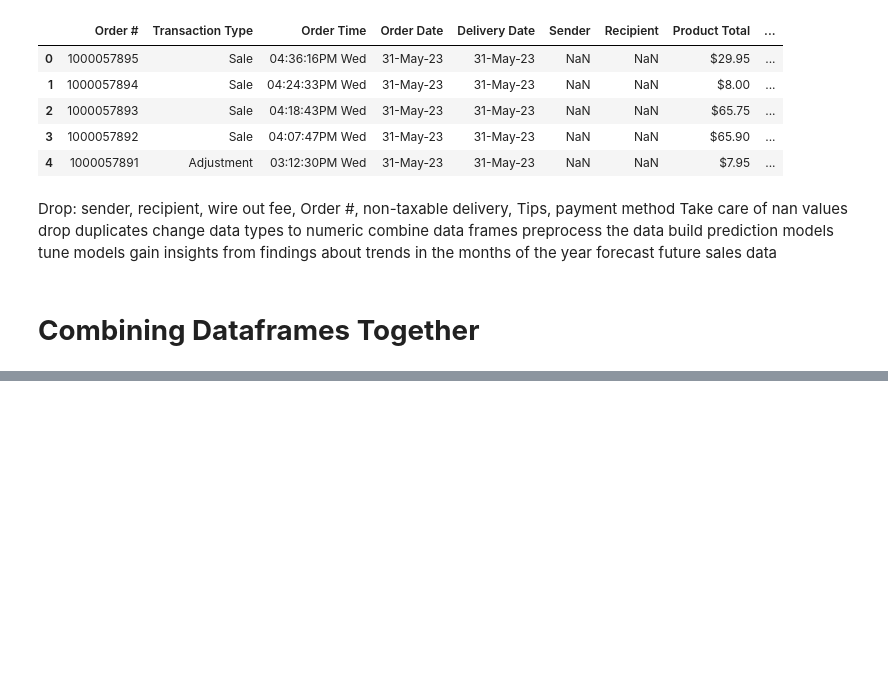
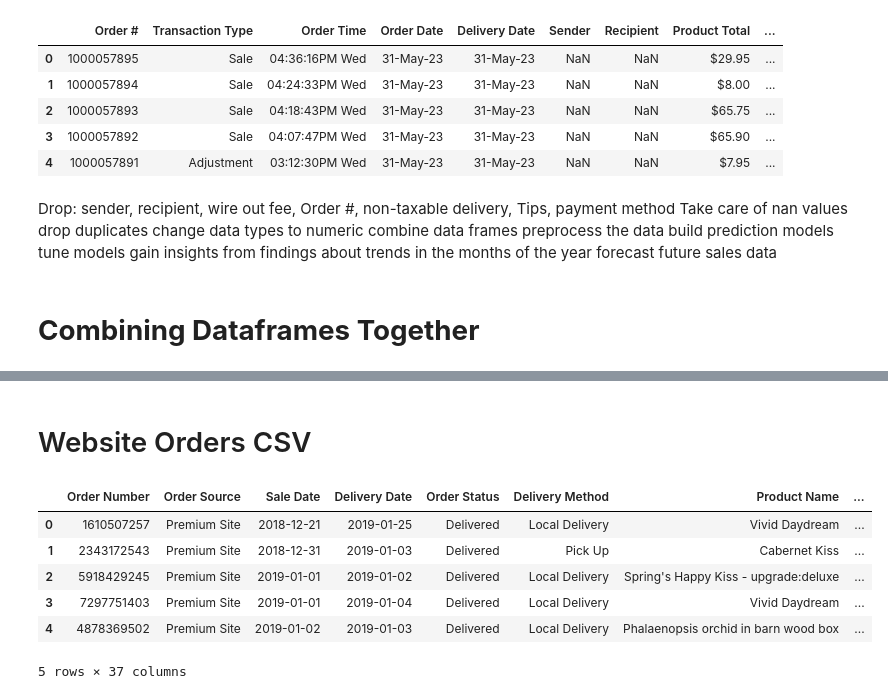
Before and after one commit to JoeBwonKenobi/Floral_Sales_Project, a Jupyter notebook: Floral_Sales_Project.ipynb, the cells around one changed output, grey strips where cells are left out. Cells and saved outputs as stored; diff of their text form; code cells hidden in the pictures; blank space fills up the shorter version.

```diff
--- a/Floral_Sales_Project.ipynb
+++ b/Floral_Sales_Project.ipynb
@@ -252,0 +278,13 @@ forecast future sales data
+# %% [markdown]
+# Website Orders CSV
+# %%
+wo = pd.read_csv("C:/Users/davyd/OneDrive/Desktop/website_orders_january_1_2019-june_6_2023.csv")
+wo.head()
+# %% [output]
+|  | Order Number | Order Source | Sale Date | Delivery Date | Order Status | Delivery Method | Product Name | ... |
+| 0 | 1610507257 | Premium Site | 2018-12-21 | 2019-01-25 | Delivered | Local Delivery | Vivid Daydream | ... |
+| 1 | 2343172543 | Premium Site | 2018-12-31 | 2019-01-03 | Delivered | Pick Up | Cabernet Kiss | ... |
+| 2 | 5918429245 | Premium Site | 2019-01-01 | 2019-01-02 | Delivered | Local Delivery | Spring's Happy Kiss - upgrade:deluxe | ... |
+| 3 | 7297751403 | Premium Site | 2019-01-01 | 2019-01-04 | Delivered | Local Delivery | Vivid Daydream | ... |
+| 4 | 4878369502 | Premium Site | 2019-01-02 | 2019-01-03 | Delivered | Local Delivery | Phalaenopsis orchid in barn wood box | ... |
+5 rows × 37 columns
```
Also changed, not shown: parts of 12 cells of this notebook, 3 other files.
